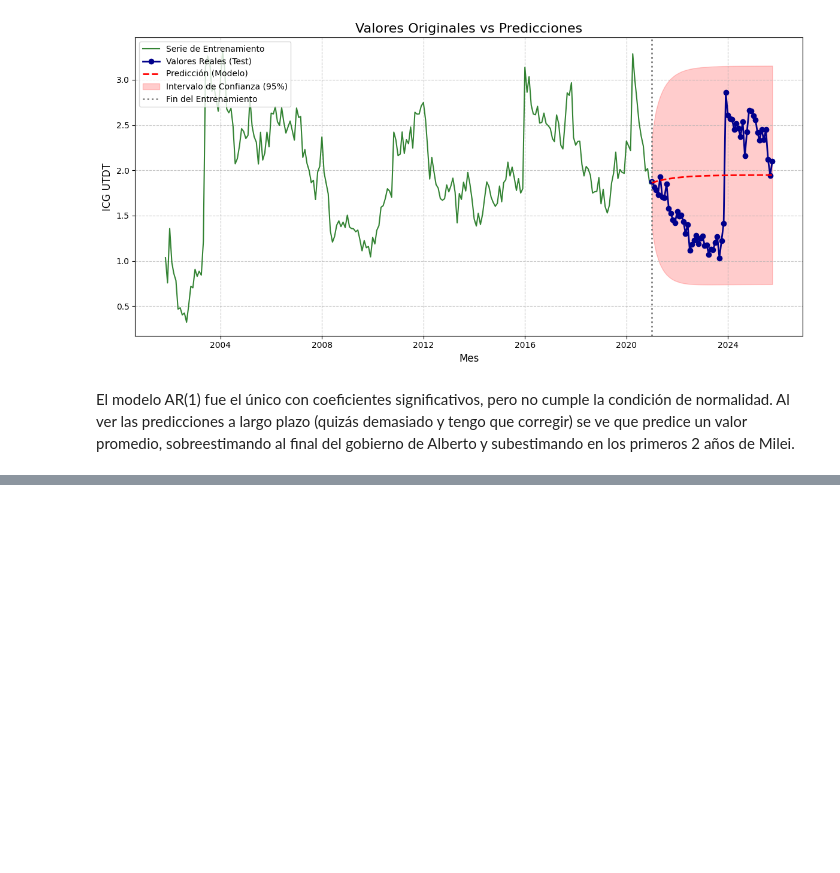
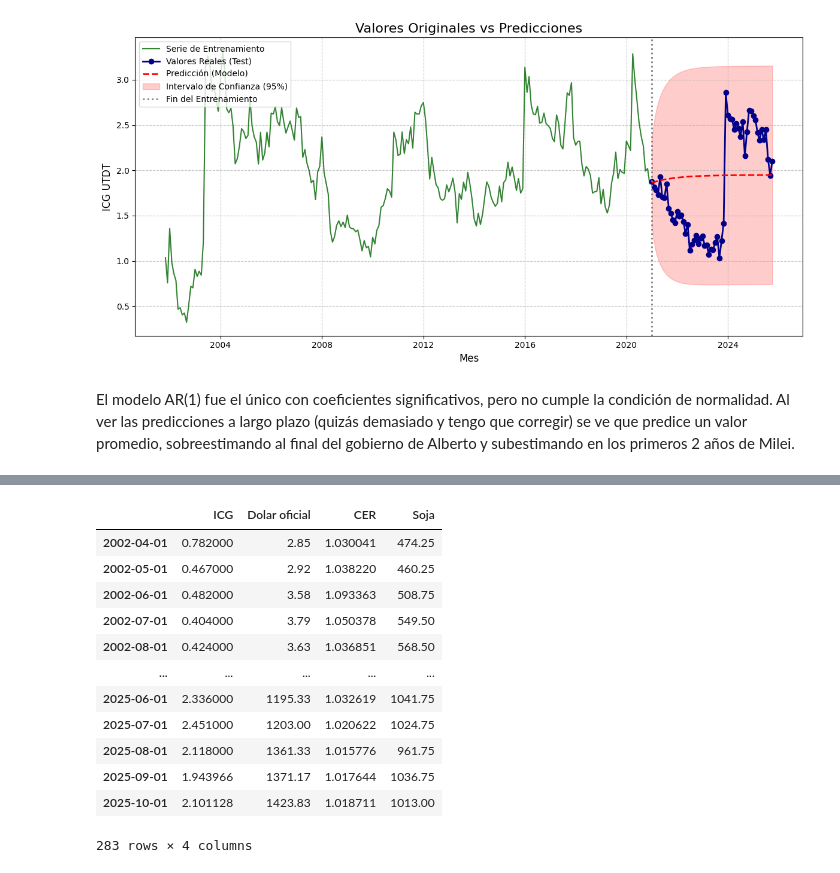
Before and after one commit to josekeh/series_de_tiempo, a Jupyter notebook: src/tp1.ipynb, the cells around one changed output, grey strips where cells are left out. Saved outputs shown, nothing was run; the diff lists cells and outputs as text; code cells hidden in the pictures; blank space fills up the shorter version.

```diff
--- a/src/tp1.ipynb
+++ b/src/tp1.ipynb
@@ -1276,0 +1479,21 @@ Hay que debatir que hacer aca para el ICG y las otras variables porque no todas
+# %%
+df_soja = pd.read_csv('../data/clean_data/precio_soja_chicago_completo_cleaned.csv')
+
+df_soja['date'] = pd.to_datetime(df_soja['date'], format='%Y-%m-%d')
+
+df_soja.set_index('date', inplace=True)
+
+soja = df_soja['Close']
+
+# Asignamos frecuencia diaria
+soja = soja.asfreq('D')
+
+# Completamos los datos
+soja = soja.ffill()
+
+# Nos quedamos con los datos del inicio de cada mes
+soja = soja[soja.index.isin(data3.index)]
+
+# Asignamos frecuencia mensual
+soja = soja.asfreq('MS')
+print(soja)
@@ -1276,0 +1514,25 @@ Hay que debatir que hacer aca para el ICG y las otras variables porque no todas
+# %%
+data3.name = 'ICG'
+dolar.name = 'Dolar oficial'
+cer.name = 'CER'
+soja.name = 'Soja'
+
+data_completa = pd.concat([data3, dolar, cer, soja], axis=1)
+
+data_completa = data_completa.dropna()
+# %%
+data_completa
+# %% [output]
+|  | ICG | Dolar oficial | CER | Soja |
+| 2002-04-01 | 0.782000 | 2.85 | 1.030041 | 474.25 |
+| 2002-05-01 | 0.467000 | 2.92 | 1.038220 | 460.25 |
+| 2002-06-01 | 0.482000 | 3.58 | 1.093363 | 508.75 |
+| 2002-07-01 | 0.404000 | 3.79 | 1.050378 | 549.50 |
+| 2002-08-01 | 0.424000 | 3.63 | 1.036851 | 568.50 |
+| ... | ... | ... | ... | ... |
+| 2025-06-01 | 2.336000 | 1195.33 | 1.032619 | 1041.75 |
+| 2025-07-01 | 2.451000 | 1203.00 | 1.020622 | 1024.75 |
+| 2025-08-01 | 2.118000 | 1361.33 | 1.015776 | 961.75 |
+| 2025-09-01 | 1.943966 | 1371.17 | 1.017644 | 1036.75 |
+| 2025-10-01 | 2.101128 | 1423.83 | 1.018711 | 1013.00 |
+283 rows × 4 columns
```
Also changed, not shown: parts of 23 cells of this notebook, 7 other files.
